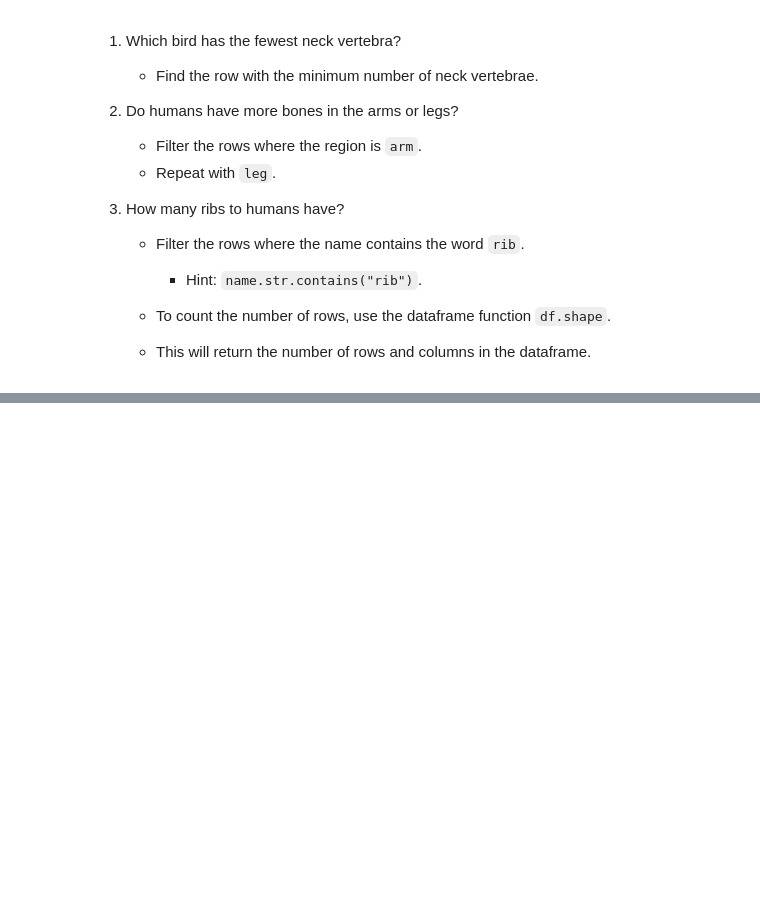
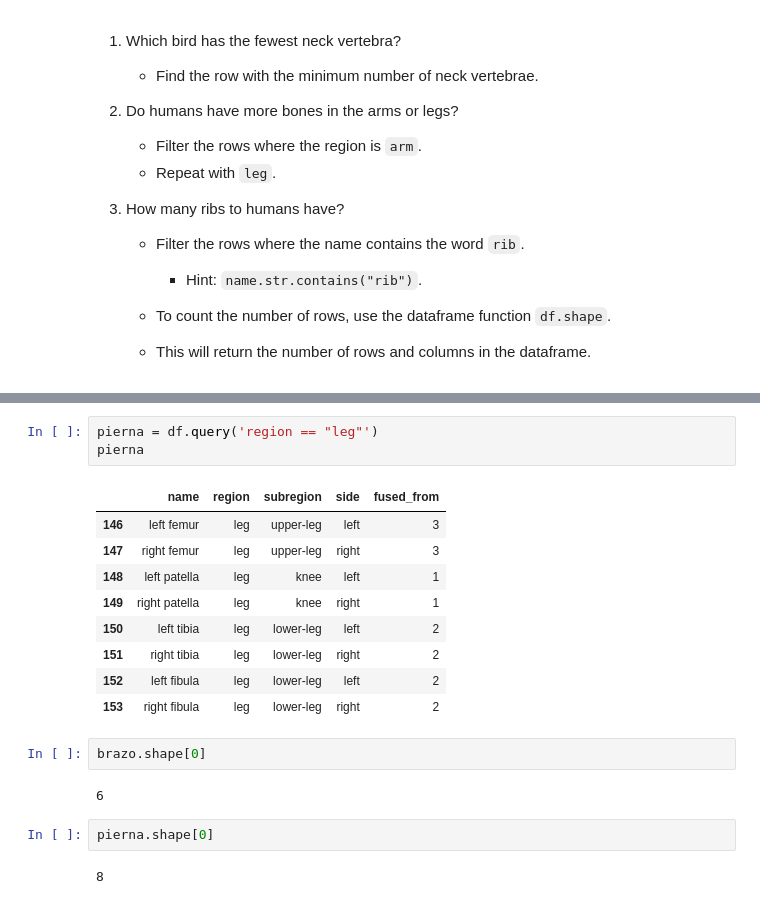
Before and after one commit to 173479/mineriaDeDatos, a Jupyter notebook: skeletal_variation.ipynb, the cells around one changed output, grey strips where cells are left out. Saved outputs shown, nothing was run; the diff lists cells and outputs as text; blank space fills up the shorter version.

```diff
--- a/skeletal_variation.ipynb
+++ b/skeletal_variation.ipynb
@@ -189,0 +304,21 @@ Below are a few ideas for extensions.
+# %%
+pierna = df.query('region == "leg"')
+pierna
+# %% [output]
+|  | name | region | subregion | side | fused_from |
+| 146 | left femur | leg | upper-leg | left | 3 |
+| 147 | right femur | leg | upper-leg | right | 3 |
+| 148 | left patella | leg | knee | left | 1 |
+| 149 | right patella | leg | knee | right | 1 |
+| 150 | left tibia | leg | lower-leg | left | 2 |
+| 151 | right tibia | leg | lower-leg | right | 2 |
+| 152 | left fibula | leg | lower-leg | left | 2 |
+| 153 | right fibula | leg | lower-leg | right | 2 |
+# %%
+brazo.shape[0]
+# %% [output]
+6
+# %%
+pierna.shape[0]
+# %% [output]
+8
```
Also changed, not shown: parts of 21 cells of this notebook.
